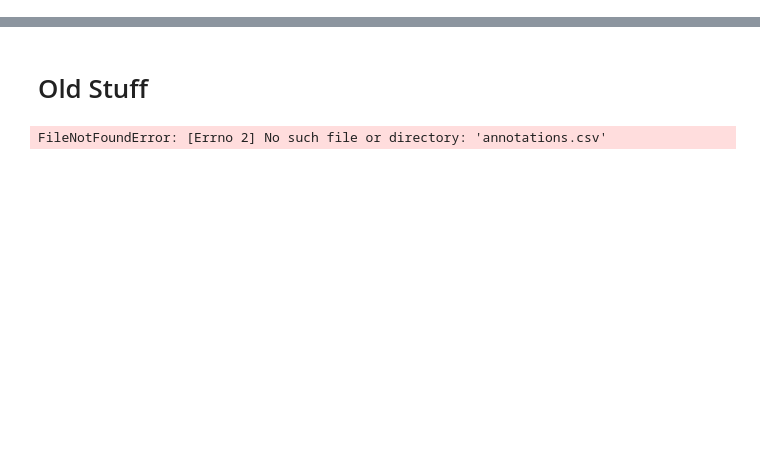
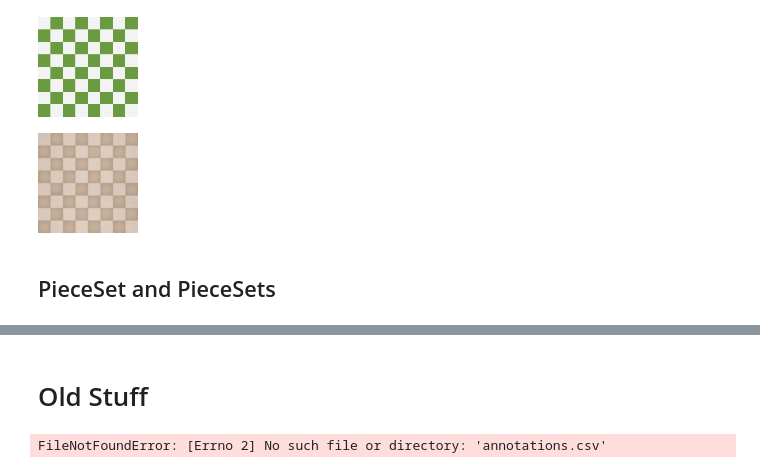
Before and after one commit to idrisr/chessocrnb, a Jupyter notebook: nbs/06-training-data.ipynb, the cells around one changed output, grey strips where cells are left out. Drawn from its saved outputs; the diff is of its cells as text; code cells hidden in the pictures; blank space fills up the shorter version.

```diff
--- a/nbs/06-training-data.ipynb
+++ b/nbs/06-training-data.ipynb
@@ -29,0 +43,32 @@ class Board:
+# %%
+#export
+class Boards:
+    """
+        Container object holding `Board` objects.
+    """
+    def __init__(self, url):
+        self.boards = [Board(Image.open(_)) for _ in get_image_files(url)]
+        self._png_data = None
+    def __len__(self): return len(self.boards)
+    def __getitem__(self, key): return self.boards[key]
+    def __iter__(self): return self.boards.__iter__()
+    def _repr_png_(self):
+        if not self._png_data:
+            self._png_data = self._figure_data('png')
+        return self._png_data
+
+    def _figure_data(self, format):
+        rows = len(self) // 9 + 1
+        fig, axs = plt.subplots(rows, 7, figsize=(14, 8))
+        for i in range(len(self)):
+            ax=axs.ravel()[i]
+            ax.imshow(self[i].img)
+            ax.set_xticks([])
+            ax.set_yticks([])
+            ax.set_title(f"{i}")
+
+        data = print_figure(fig)
+        plt.close(fig)
+        return data
+# %%
+boards = Boards(boards_url)
@@ -29,0 +79,7 @@ class Board:
+# %%
+boards[27]; boards[14]
+# %% [output]
+[figure, added]
+[figure, added]
+# %% [markdown]
+## PieceSet and PieceSets
```
Also changed, not shown: parts of 24 cells of this notebook, 5 other files.
